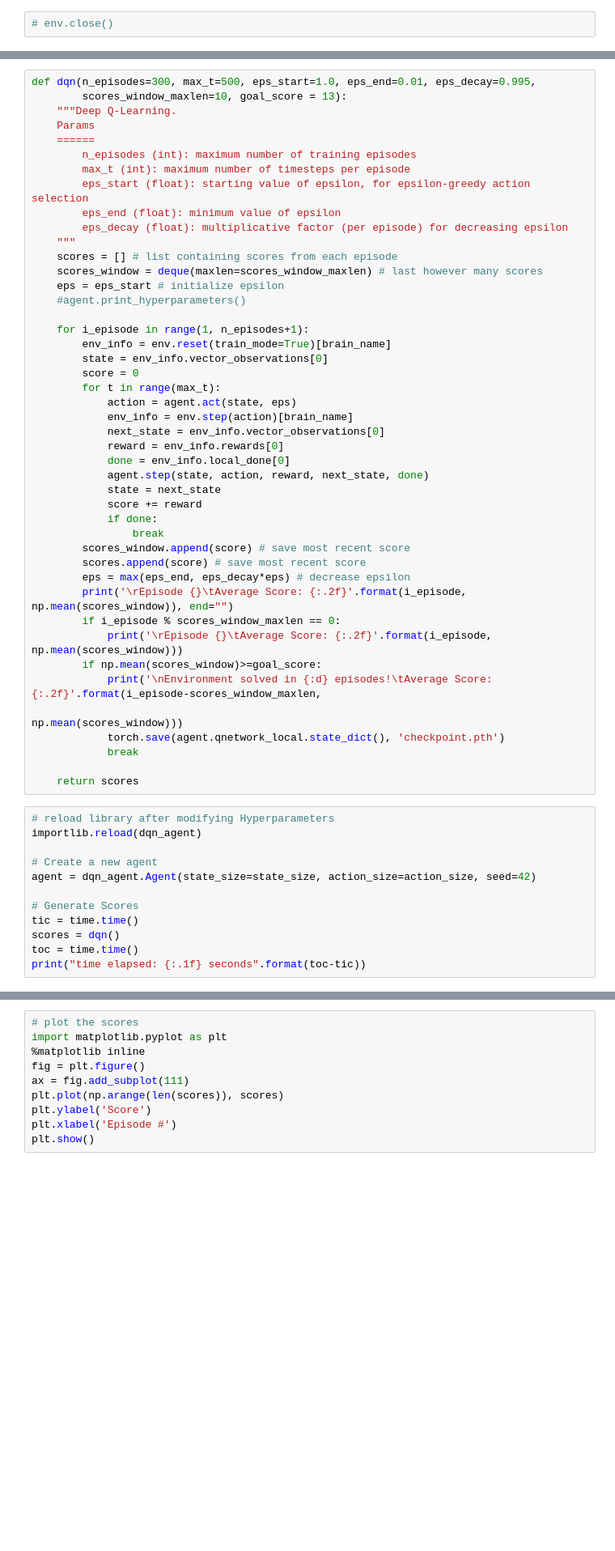
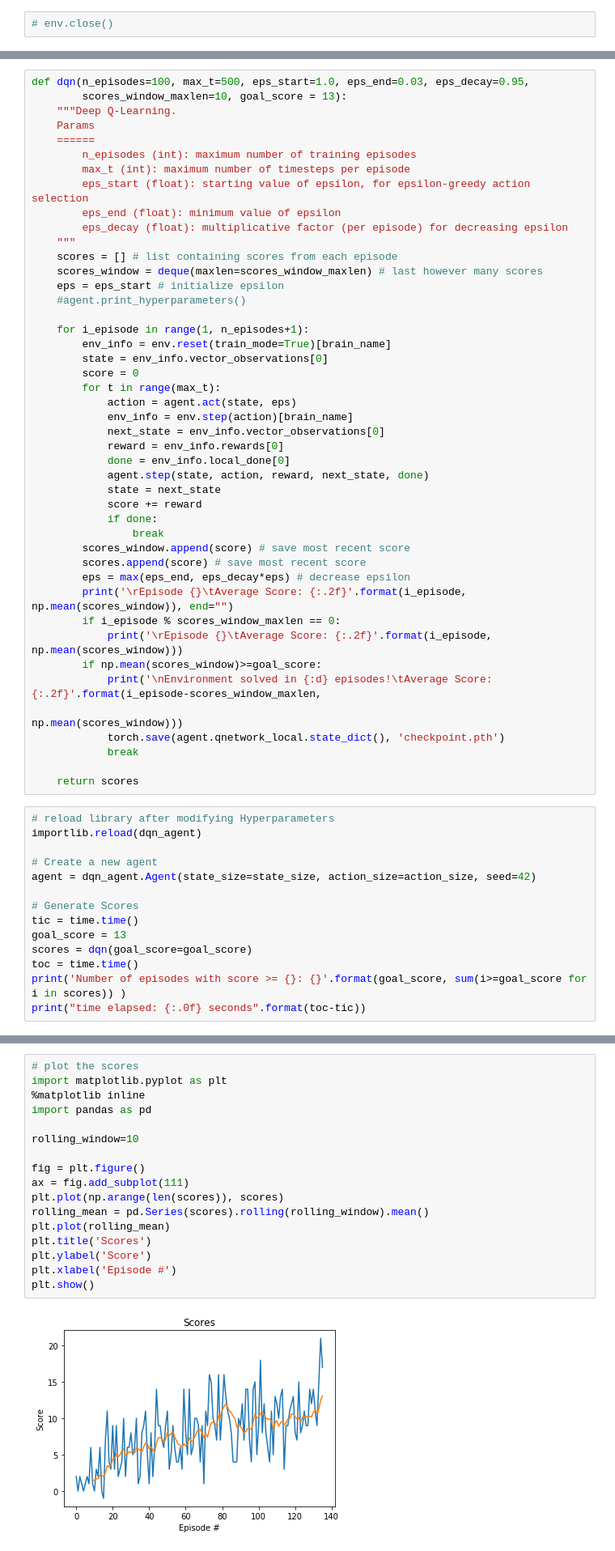
Before and after one commit to jeff-daniels/Udacity-Deep-Reinforcement-Learning-Nanodegree, a Jupyter notebook: Project 1: Navigation/Navigation.ipynb, the cells around one changed output, grey strips where cells are left out. Shown at 81% size. Saved outputs shown, nothing was run; the diff lists cells and outputs as text; blank space fills up the shorter version.

```diff
--- a/Project 1: Navigation/Navigation.ipynb
+++ b/Project 1: Navigation/Navigation.ipynb
@@ -120,5 +121,5 @@ import time
 # %%
-def dqn(n_episodes=300, max_t=500, eps_start=1.0, eps_end=0.01, eps_decay=0.995,
+def dqn(n_episodes=100, max_t=500, eps_start=1.0, eps_end=0.03, eps_decay=0.95,
         scores_window_maxlen=10, goal_score = 13):
     """Deep Q-Learning.
     Params
@@ -171,7 +172,9 @@ agent = dqn_agent.Agent(state_size=state_size, action_size=action_size, seed=42)
 
 # Generate Scores
 tic = time.time()
-scores = dqn()
+goal_score = 13
+scores = dqn(goal_score=goal_score)
 toc = time.time()
-print("time elapsed: {:.1f} seconds".format(toc-tic))
+print('Number of episodes with score >= {}: {}'.format(goal_score, sum(i>=goal_score for i in scores)) )
+print("time elapsed: {:.0f} seconds".format(toc-tic))
 # %% [output]
@@ -186,12 +193,21 @@ Episode 79      Average Score: 1.30
 # %%
 # plot the scores
 import matplotlib.pyplot as plt
 %matplotlib inline
+import pandas as pd
+
+rolling_window=10
+
 fig = plt.figure()
 ax = fig.add_subplot(111)
 plt.plot(np.arange(len(scores)), scores)
+rolling_mean = pd.Series(scores).rolling(rolling_window).mean()
+plt.plot(rolling_mean)
+plt.title('Scores')
 plt.ylabel('Score')
 plt.xlabel('Episode #')
 plt.show()
+# %% [output]
+[figure, added]
 # %%
 # observe how epsilon decays
```
Also changed, not shown: parts of 6 cells of this notebook, 2 other files.
